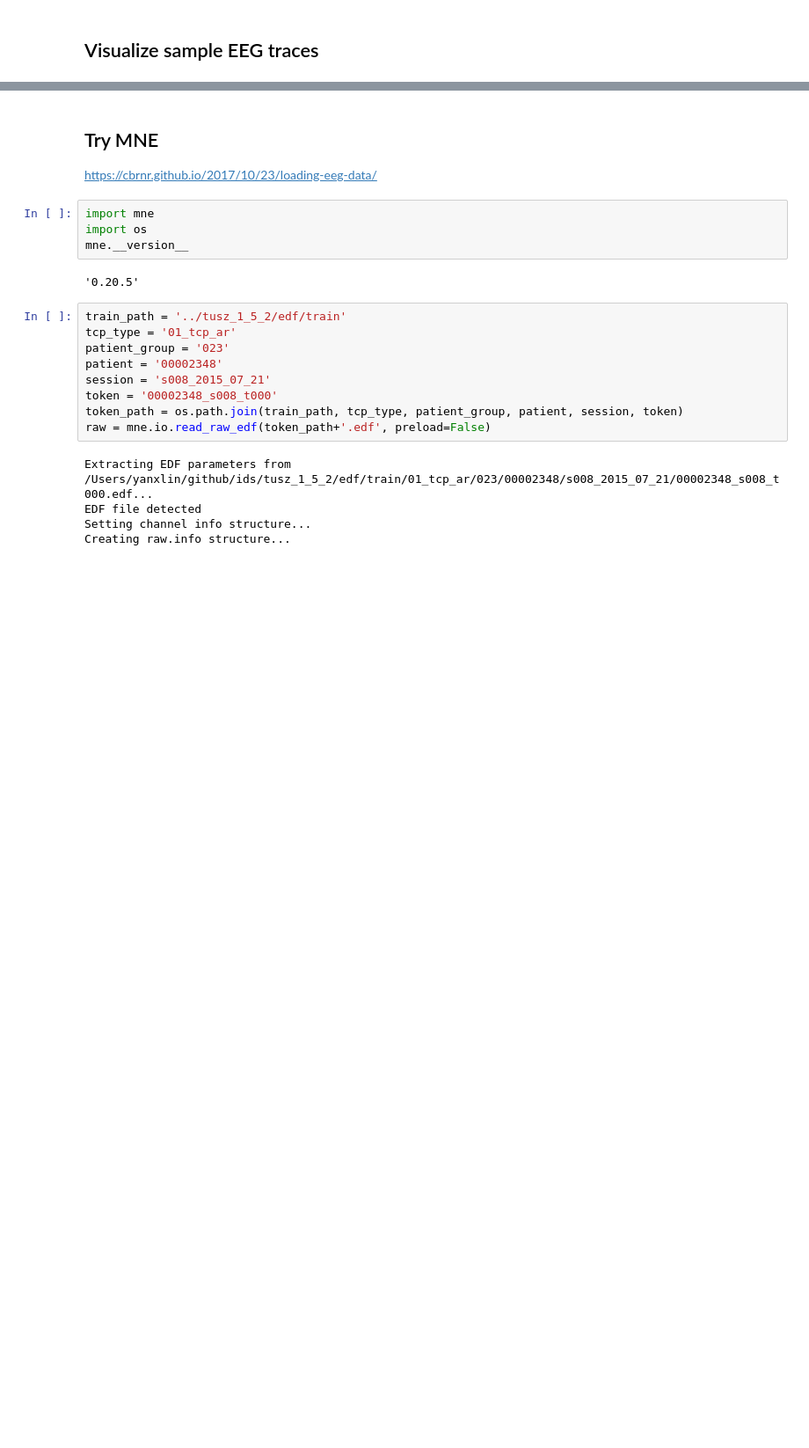
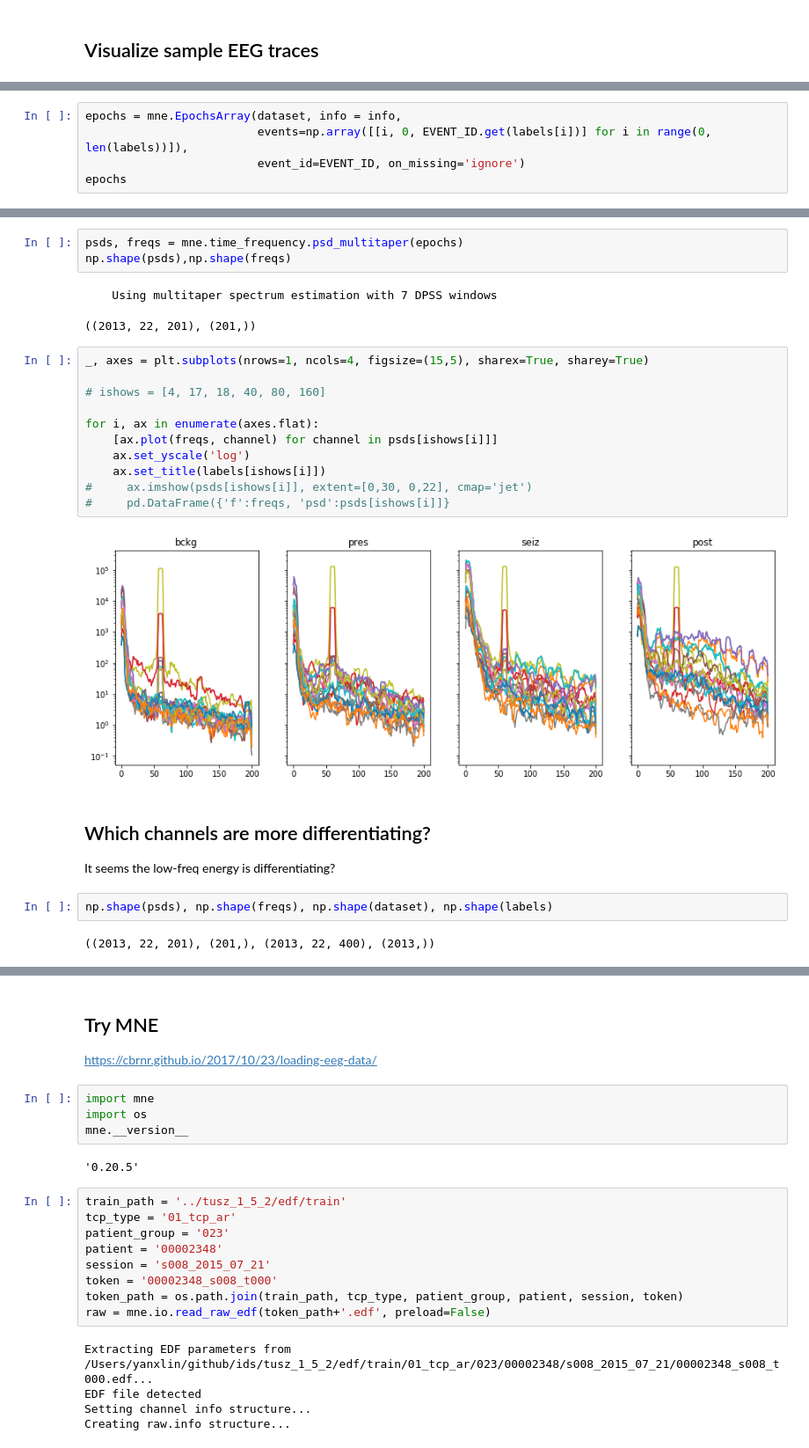
Before and after one commit to ylin00/seizurecast, a Jupyter notebook: explore.ipynb, the cells around one changed output, grey strips where cells are left out. Shown at 88% size. Cells and saved outputs as stored; diff of their text form; blank space fills up the shorter version.

```diff
--- a/explore.ipynb
+++ b/explore.ipynb
@@ -130,0 +199,5 @@ It seems like some trend is there between 8000~14000
+# %%
+epochs = mne.EpochsArray(dataset, info = info,
+                         events=np.array([[i, 0, EVENT_ID.get(labels[i])] for i in range(0, len(labels))]),
+                         event_id=EVENT_ID, on_missing='ignore')
+epochs
@@ -130,0 +216,27 @@ It seems like some trend is there between 8000~14000
+# %%
+psds, freqs = mne.time_frequency.psd_multitaper(epochs)
+np.shape(psds),np.shape(freqs)
+# %% [output]
+    Using multitaper spectrum estimation with 7 DPSS windows
+((2013, 22, 201), (201,))
+# %%
+_, axes = plt.subplots(nrows=1, ncols=4, figsize=(15,5), sharex=True, sharey=True)
+
+# ishows = [4, 17, 18, 40, 80, 160]
+
+for i, ax in enumerate(axes.flat):
+    [ax.plot(freqs, channel) for channel in psds[ishows[i]]]
+    ax.set_yscale('log')
+    ax.set_title(labels[ishows[i]])
+#     ax.imshow(psds[ishows[i]], extent=[0,30, 0,22], cmap='jet')
+#     pd.DataFrame({'f':freqs, 'psd':psds[ishows[i]]}
+# %% [output]
+[figure, added]
+# %% [markdown]
+## Which channels are more differentiating?
+
+It seems the low-freq energy is differentiating?
+# %%
+np.shape(psds), np.shape(freqs), np.shape(dataset), np.shape(labels)
+# %% [output]
+((2013, 22, 201), (201,), (2013, 22, 400), (2013,))
```
Also changed, not shown: parts of 54 cells of this notebook, 7 other files.
